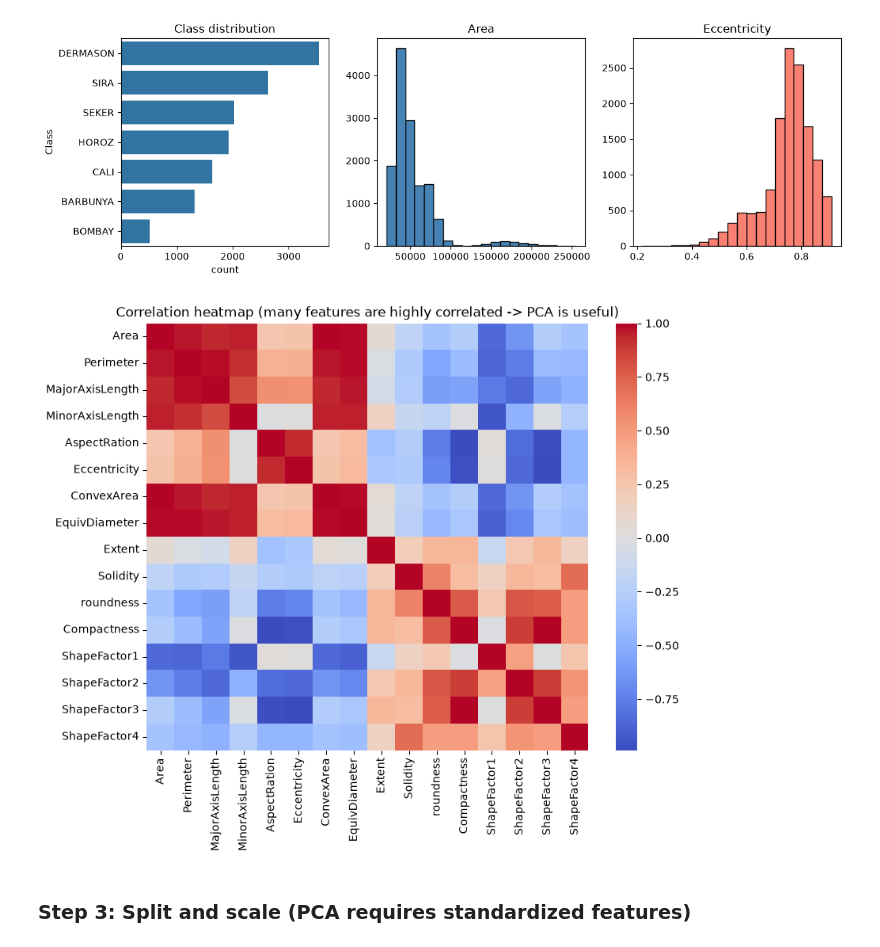
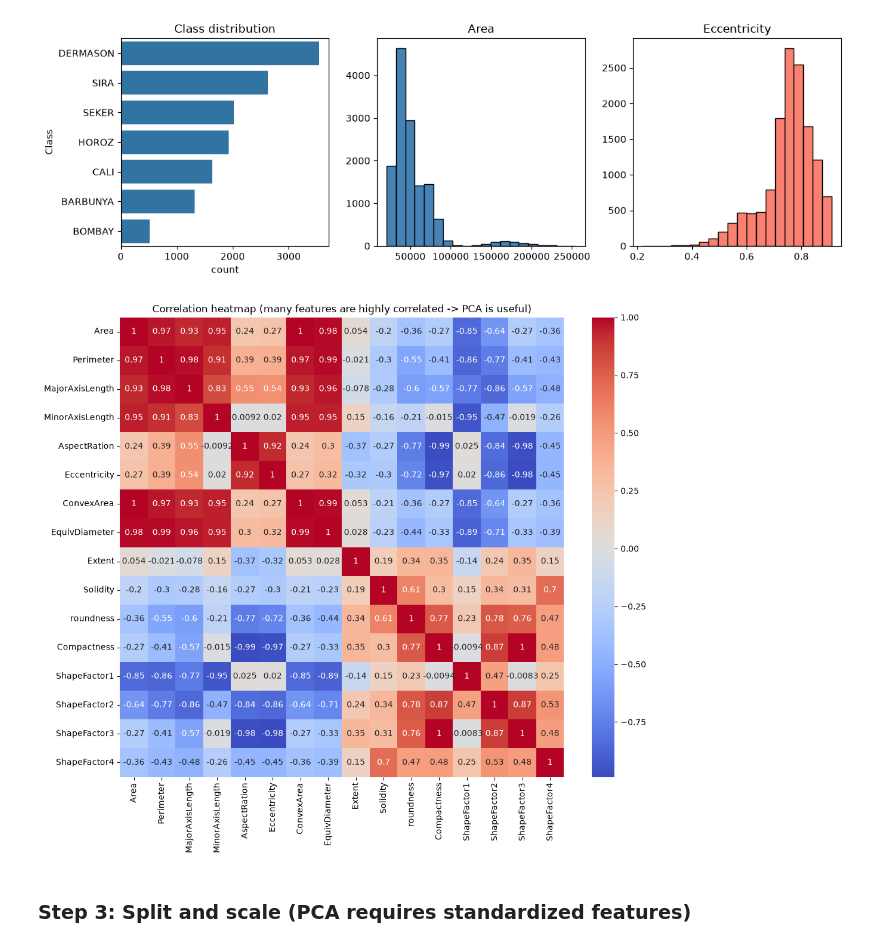
Before and after one commit to shahriar-anan/Machine-Learning-4-2, a Jupyter notebook: 04_PCA.ipynb, the cells around one changed output. Saved outputs shown, nothing was run; the diff lists cells and outputs as text; code cells hidden in the pictures.

```diff
--- a/04_PCA.ipynb
+++ b/04_PCA.ipynb
@@ -70,12 +70,12 @@ plt.show()
 # %% [output]
 [figure]
 # %%
-plt.figure(figsize=(9, 7))
-sns.heatmap(df.drop(columns=["Class"]).corr(), cmap="coolwarm")
+plt.figure(figsize=(12, 10))
+sns.heatmap(df.drop(columns=["Class"]).corr(), cmap="coolwarm", annot=True)
 plt.title("Correlation heatmap (many features are highly correlated -> PCA is useful)")
 plt.show()
 # %% [output]
-[figure, old version]
+[figure, new version]
 # %% [markdown]
 ### Step 3: Split and scale (PCA requires standardized features)
 # %%
```
Also changed, not shown: 3 other files.
